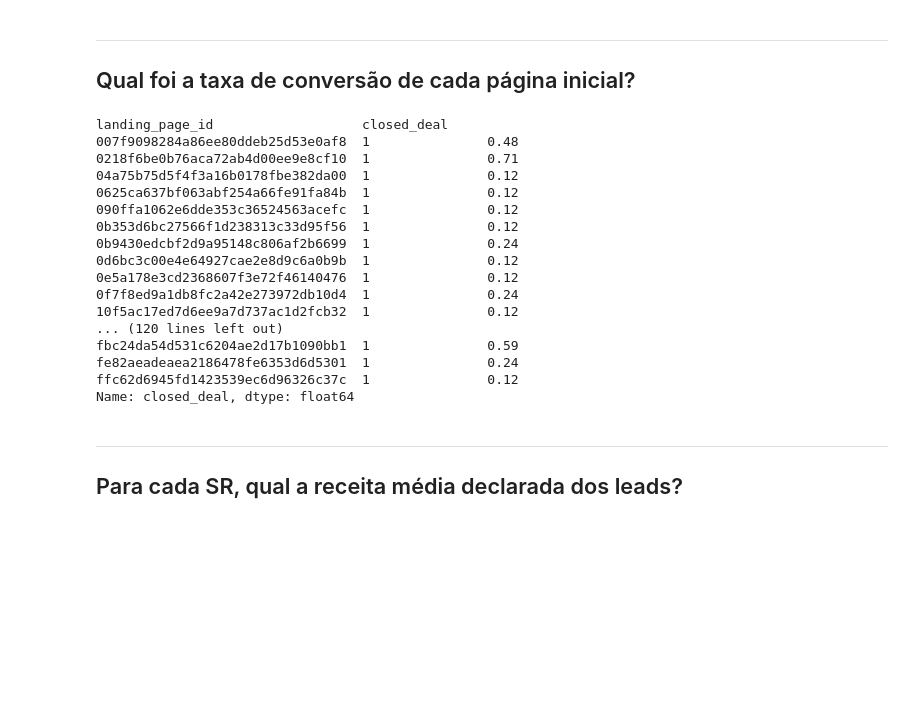
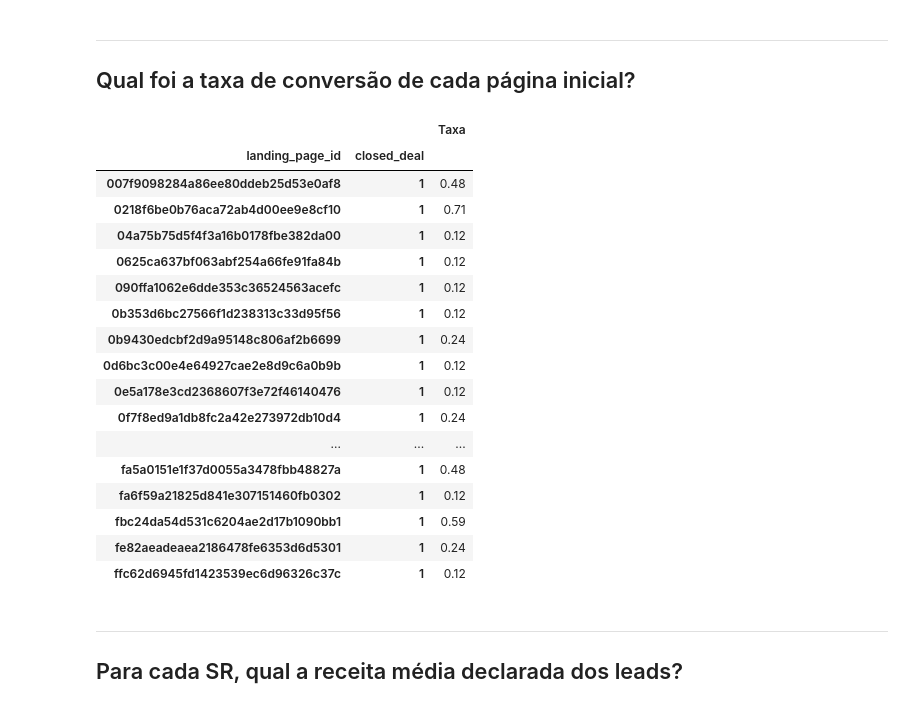
Before and after one commit to dehscardoso/projeto-lets-boti, a Jupyter notebook: olist_mkt_funnel/olist_mkt_funnel.ipynb, the cells around one changed output. Cells and saved outputs as stored; diff of their text form; code cells hidden in the pictures; blank space fills up the shorter version.

```diff
--- a/olist_mkt_funnel/olist_mkt_funnel.ipynb
+++ b/olist_mkt_funnel/olist_mkt_funnel.ipynb
@@ -204,25 +207,26 @@ Name: closed_deal, dtype: float64
 ---
 ## Qual foi a taxa de conversão de cada página inicial?
 # %%
-mqls_closed.groupby('landing_page_id')['closed_deal'].value_counts().transform(lambda x: round(x/x.sum()*100, 2))
+mqls_closed.groupby('landing_page_id')['closed_deal'].value_counts().transform(lambda x: round(x/x.sum()*100, 2)).to_frame('Taxa')
 # %% [output]
-landing_page_id                   closed_deal
-007f9098284a86ee80ddeb25d53e0af8  1               0.48
-0218f6be0b76aca72ab4d00ee9e8cf10  1               0.71
-04a75b75d5f4f3a16b0178fbe382da00  1               0.12
-0625ca637bf063abf254a66fe91fa84b  1               0.12
-090ffa1062e6dde353c36524563acefc  1               0.12
-0b353d6bc27566f1d238313c33d95f56  1               0.12
-0b9430edcbf2d9a95148c806af2b6699  1               0.24
-0d6bc3c00e4e64927cae2e8d9c6a0b9b  1               0.12
-0e5a178e3cd2368607f3e72f46140476  1               0.12
-0f7f8ed9a1db8fc2a42e273972db10d4  1               0.24
-10f5ac17ed7d6ee9a7d737ac1d2fcb32  1               0.12
-... (120 lines left out)
-fbc24da54d531c6204ae2d17b1090bb1  1               0.59
-fe82aeadeaea2186478fe6353d6d5301  1               0.24
-ffc62d6945fd1423539ec6d96326c37c  1               0.12
-Name: closed_deal, dtype: float64
+|  |  | Taxa |
+| landing_page_id | closed_deal |  |
+| 007f9098284a86ee80ddeb25d53e0af8 | 1 | 0.48 |
+| 0218f6be0b76aca72ab4d00ee9e8cf10 | 1 | 0.71 |
+| 04a75b75d5f4f3a16b0178fbe382da00 | 1 | 0.12 |
+| 0625ca637bf063abf254a66fe91fa84b | 1 | 0.12 |
+| 090ffa1062e6dde353c36524563acefc | 1 | 0.12 |
+| 0b353d6bc27566f1d238313c33d95f56 | 1 | 0.12 |
+| 0b9430edcbf2d9a95148c806af2b6699 | 1 | 0.24 |
+| 0d6bc3c00e4e64927cae2e8d9c6a0b9b | 1 | 0.12 |
+| 0e5a178e3cd2368607f3e72f46140476 | 1 | 0.12 |
+| 0f7f8ed9a1db8fc2a42e273972db10d4 | 1 | 0.24 |
+| ... | ... | ... |
+| fa5a0151e1f37d0055a3478fbb48827a | 1 | 0.48 |
+| fa6f59a21825d841e307151460fb0302 | 1 | 0.12 |
+| fbc24da54d531c6204ae2d17b1090bb1 | 1 | 0.59 |
+| fe82aeadeaea2186478fe6353d6d5301 | 1 | 0.24 |
+| ffc62d6945fd1423539ec6d96326c37c | 1 | 0.12 |
 # %% [markdown]
 ---
 ## Para cada SR, qual a receita média declarada dos leads?
```
Also changed, not shown: parts of 6 cells of this notebook, 4 other files.
